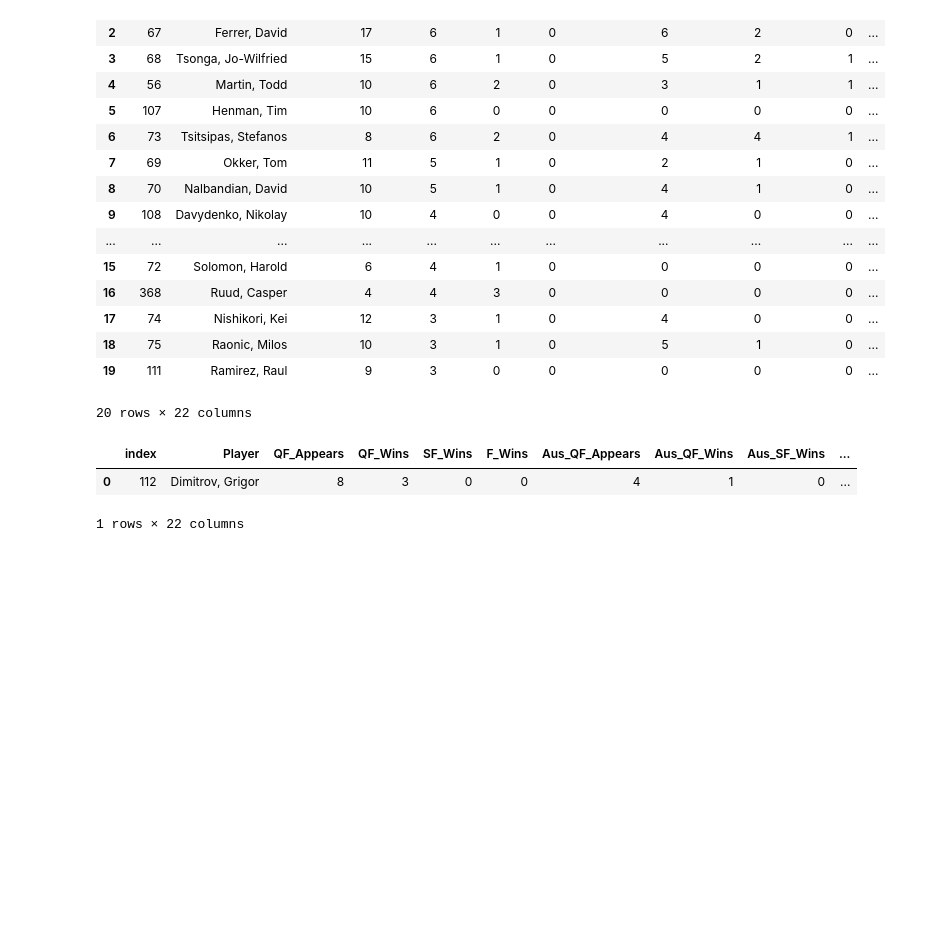
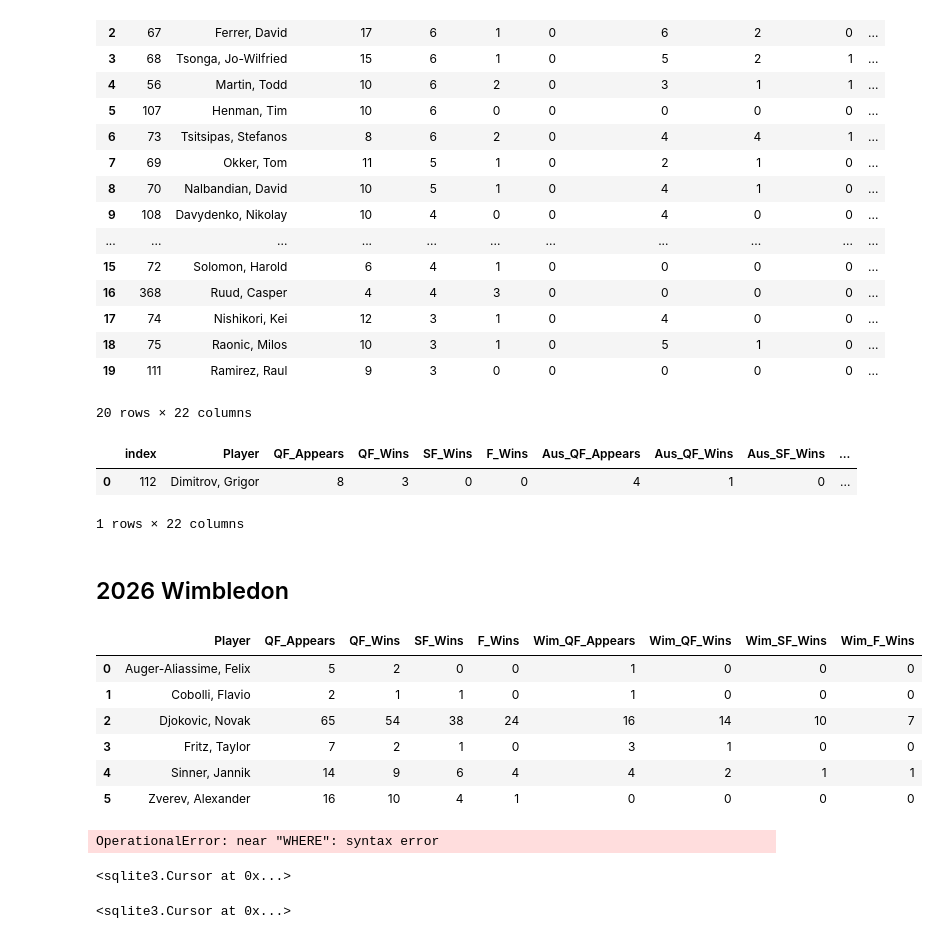
Before and after one commit to gadamico/Sports-Data, a Jupyter notebook: mens_singles_tennis/notebooks/tennis-db-updating-2026.ipynb, the cells around one changed output. Saved outputs shown, nothing was run; the diff lists cells and outputs as text; code cells hidden in the pictures; blank space fills up the shorter version.

```diff
--- a/mens_singles_tennis/notebooks/tennis-db-updating-2026.ipynb
+++ b/mens_singles_tennis/notebooks/tennis-db-updating-2026.ipynb
@@ -690,3 +690,5 @@ pd.read_sql(
 |  | index | Player | QF_Appears | QF_Wins | SF_Wins | F_Wins | Aus_QF_Appears | Aus_QF_Wins | Aus_SF_Wins | ... |
 | 0 | 112 | Dimitrov, Grigor | 8 | 3 | 0 | 0 | 4 | 1 | 0 | ... |
 1 rows × 22 columns
+# %% [markdown]
+## 2026 Wimbledon
@@ -692,0 +713,22 @@ pd.read_sql(
+# %%
+con = sqlite3.connect('../data/tennis.db')
+# %%
+pd.read_sql(
+    """
+    SELECT Player, QF_Appears, QF_Wins, SF_Wins, F_Wins, Wim_QF_Appears, Wim_QF_Wins, Wim_SF_Wins, Wim_F_Wins
+    FROM mens_tennis
+    WHERE Player = 'Sinner, Jannik' OR Player = 'Zverev, Alexander' OR Player = 'Djokovic, Novak'\
+    OR Player = 'Auger-Aliassime, Felix' OR Player = 'Cobolli, Flavio' OR Player = 'Fritz, Taylor'
+    ORDER BY Player
+    """
+    ,
+    con
+)
+# %% [output]
+|  | Player | QF_Appears | QF_Wins | SF_Wins | F_Wins | Wim_QF_Appears | Wim_QF_Wins | Wim_SF_Wins | Wim_F_Wins |
+| 0 | Auger-Aliassime, Felix | 5 | 2 | 0 | 0 | 1 | 0 | 0 | 0 |
+| 1 | Cobolli, Flavio | 2 | 1 | 1 | 0 | 1 | 0 | 0 | 0 |
+| 2 | Djokovic, Novak | 65 | 54 | 38 | 24 | 16 | 14 | 10 | 7 |
+| 3 | Fritz, Taylor | 7 | 2 | 1 | 0 | 3 | 1 | 0 | 0 |
+| 4 | Sinner, Jannik | 14 | 9 | 6 | 4 | 4 | 2 | 1 | 1 |
+| 5 | Zverev, Alexander | 16 | 10 | 4 | 1 | 0 | 0 | 0 | 0 |
@@ -692,0 +738,6 @@ pd.read_sql(
+# %%
+update_db(champ="Sinner, Jannik", runner_up="Zverev, Alexander", losing_sfs=["Djokovic, Novak", "Fery, Arthur"],
+         losing_qfs=["Struff, Jan-Lennard", "Auger-Aliassime, Felix", "Cobolli, Flavio", "Fritz, Taylor"],
+         which_slam='wim')
+# %% [output]
+OperationalError: near "WHERE": syntax error
@@ -692,0 +746,29 @@ pd.read_sql(
+# %%
+con.execute(
+    """
+    UPDATE mens_tennis
+
+    SET QF_Appears = 15,
+    QF_Wins = 10,
+    SF_Wins = 7,
+    F_Wins = 5,
+    Wim_QF_Appears = 5,
+    Wim_QF_Wins = 3,
+    Wim_SF_Wins = 2,
+    Wim_F_Wins = 2
+
+    WHERE Player = 'Sinner, Jannik'
+    """
+)
+# %% [output]
+<sqlite3.Cursor at 0x...>
+# %%
+con.execute(
+    """
+    INSERT INTO mens_tennis
+    VALUES (389, 'Struff, Jan-Lennard', 1, 0, 0, 0, 0, 0, 0, 0, 0, 0,
+    0, 0, 1, 0, 0, 0, 0, 0, 0, 0)
+    """
+)
+# %% [output]
+<sqlite3.Cursor at 0x...>
```
Also changed, not shown: parts of 15 cells of this notebook, 2 other files.
